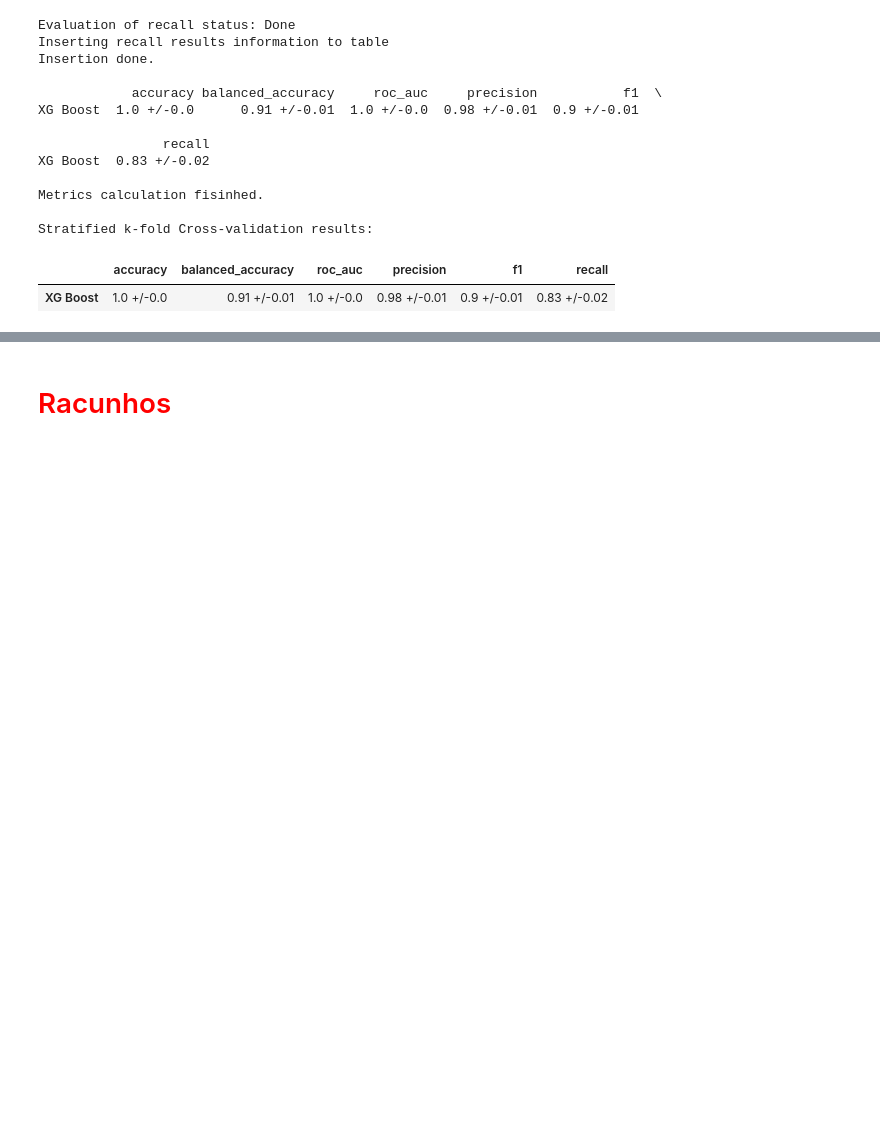
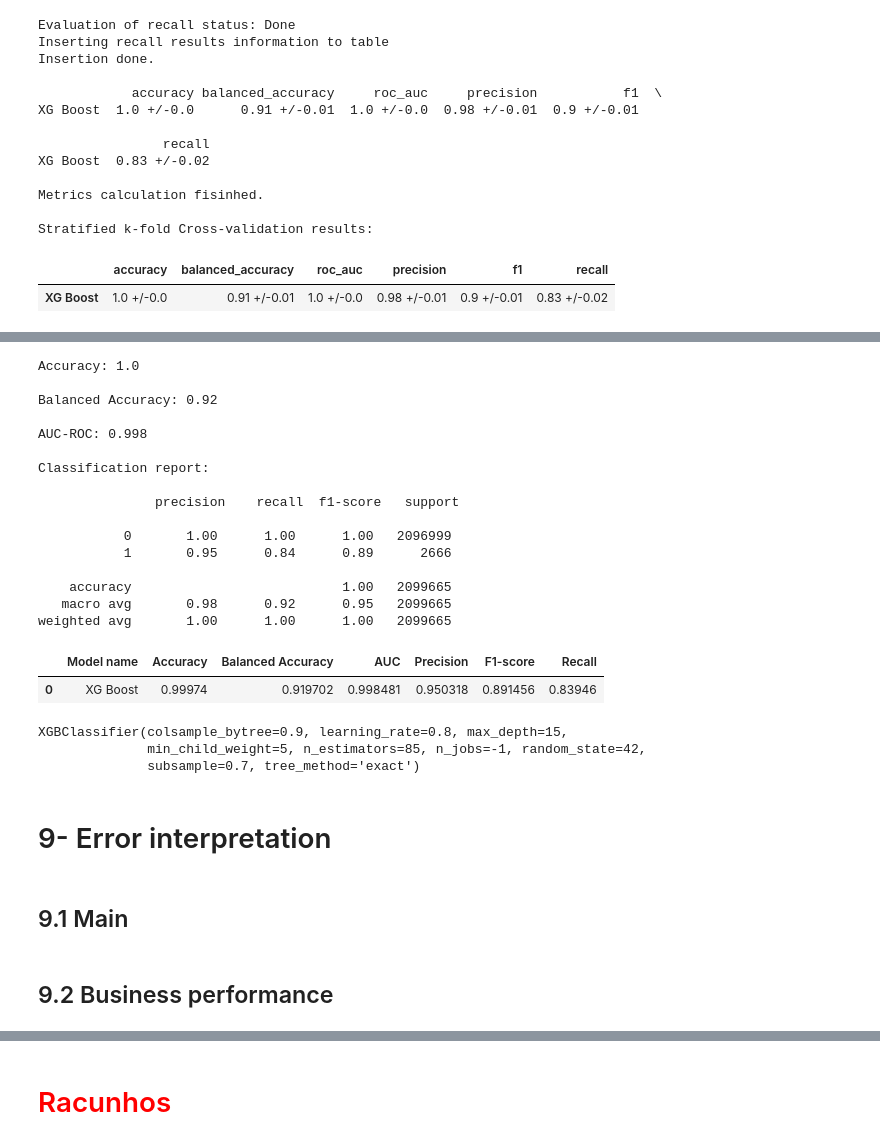
Before and after one commit to GustavoHBDuarte/fraud-detection, a Jupyter notebook: notebook_main.ipynb, the cells around one changed output, grey strips where cells are left out. Saved outputs shown, nothing was run; the diff lists cells and outputs as text; code cells hidden in the pictures; blank space fills up the shorter version.

```diff
--- a/notebook_main.ipynb
+++ b/notebook_main.ipynb
@@ -2218,0 +2398,11 @@ metrics.plot_confusion_matrix(log_reg, X_test_boruta, y_test);
+# %%
+# Setting parameters
+
+best_parameters = {'n_estimators': 85,
+                   'max_depth': 15,
+                   'learning_rate': 0.8,
+                   'subsample': 0.7,
+                   'colsample_bytree': 0.9,
+                   'min_child_weight': 5}
+
+best_parameters
@@ -2218,0 +2544,42 @@ metrics.plot_confusion_matrix(log_reg, X_test_boruta, y_test);
+# %%
+# Training the model to predict unseen data - Final model
+
+model_name = 'XG Boost'
+
+model = xgb.XGBClassifier(objective='binary:logistic',
+                          n_estimators=best_parameters['n_estimators'],
+                          max_depth=best_parameters['max_depth'],
+                          learning_rate=best_parameters['learning_rate'],
+                          subsample=best_parameters['subsample'],
+                          colsample_bytree=best_parameters['colsample_bytree'],
+                          min_child_weight=best_parameters['min_child_weight'],
+                          tree_method='exact',
+                          n_jobs=-1,
+                          random_state=42
+                         )
+
+
+# model performance (unseen data)
+df_xgb_final = get_model_metrics(model_name, model, X_train_boruta, y_train, X_test_boruta, y_test)
+
+
+df_xgb_final
+# %% [output]
+Accuracy: 1.0
+
+Balanced Accuracy: 0.92
+
+AUC-ROC: 0.998
+
+Classification report:
+
+               precision    recall  f1-score   support
+
+           0       1.00      1.00      1.00   2096999
+           1       0.95      0.84      0.89      2666
+
+    accuracy                           1.00   2099665
+   macro avg       0.98      0.92      0.95   2099665
+weighted avg       1.00      1.00      1.00   2099665
+|  | Model name | Accuracy | Balanced Accuracy | AUC | Precision | F1-score | Recall |
+| 0 | XG Boost | 0.99974 | 0.919702 | 0.998481 | 0.950318 | 0.891456 | 0.83946 |
@@ -2218,0 +2615,13 @@ metrics.plot_confusion_matrix(log_reg, X_test_boruta, y_test);
+# %%
+print(model)
+
+# Saving fitted model - Final model
+cPickle.dump(model, bz2.BZ2File('/mnt/d/Gustavo/fraud-detection/modelXGBoost.pbz2', 'w'))
+# %% [output]
+XGBClassifier(colsample_bytree=0.9, learning_rate=0.8, max_depth=15,
+              min_child_weight=5, n_estimators=85, n_jobs=-1, random_state=42,
+              subsample=0.7, tree_method='exact')
+# %% [markdown]
+#  9- Error interpretation
+# %% [markdown]
+## 9.1 Main
@@ -2218,0 +2630,2 @@ metrics.plot_confusion_matrix(log_reg, X_test_boruta, y_test);
+# %% [markdown]
+## 9.2 Business performance
```
Also changed, not shown: parts of 35 cells of this notebook.
